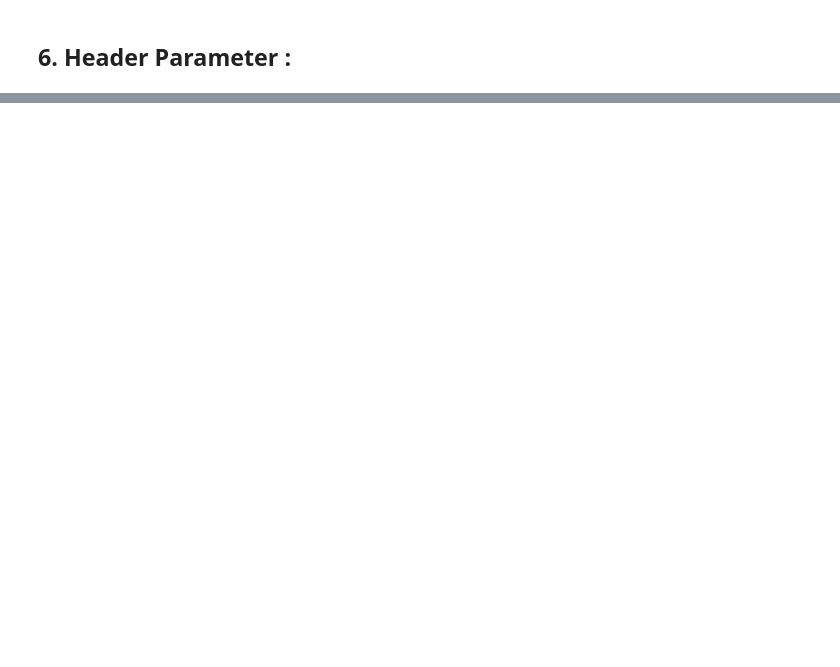
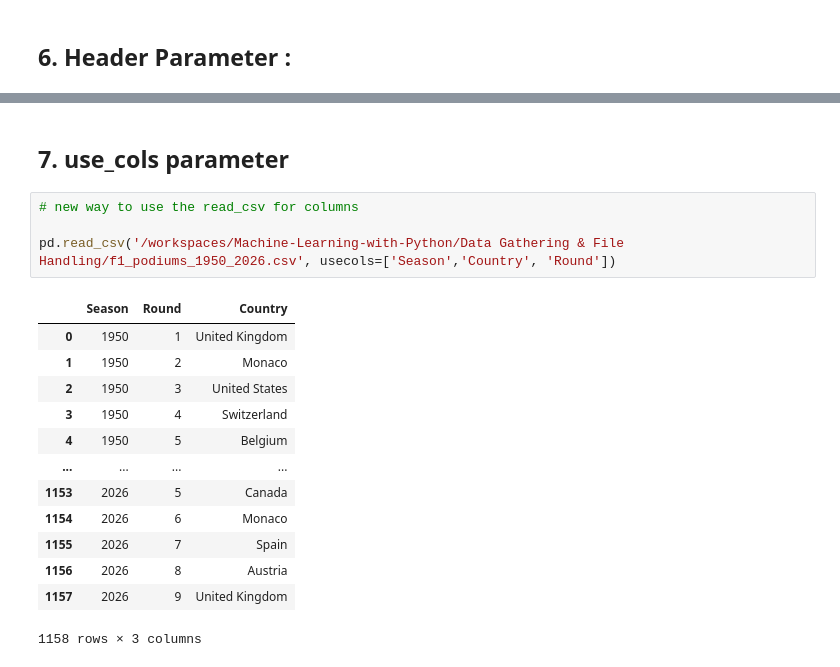
Before and after one commit to aayushmanz/Machine-Learning-with-Python, a Jupyter notebook: Data Gathering & File Handling/Read CSV File For ML.ipynb, the cells around one changed output, grey strips where cells are left out. Drawn from its saved outputs; the diff is of its cells as text; blank space fills up the shorter version.

Commit message:
Refactor execution counts and update column names in Read CSV File For ML notebook; add new examples for use_cols and squeeze parameters

```diff
--- a/Data Gathering & File Handling/Read CSV File For ML.ipynb
+++ b/Data Gathering & File Handling/Read CSV File For ML.ipynb
@@ -154,0 +155,20 @@ pd.read_csv('/workspaces/Machine-Learning-with-Python/Data Gathering & File Hand
+# %% [markdown]
+## 7. use_cols parameter
+# %%
+# new way to use the read_csv for columns
+
+pd.read_csv('/workspaces/Machine-Learning-with-Python/Data Gathering & File Handling/f1_podiums_1950_2026.csv', usecols=['Season','Country', 'Round'])
+# %% [output]
+|  | Season | Round | Country |
+| 0 | 1950 | 1 | United Kingdom |
+| 1 | 1950 | 2 | Monaco |
+| 2 | 1950 | 3 | United States |
+| 3 | 1950 | 4 | Switzerland |
+| 4 | 1950 | 5 | Belgium |
+| ... | ... | ... | ... |
+| 1153 | 2026 | 5 | Canada |
+| 1154 | 2026 | 6 | Monaco |
+| 1155 | 2026 | 7 | Spain |
+| 1156 | 2026 | 8 | Austria |
+| 1157 | 2026 | 9 | United Kingdom |
+1158 rows × 3 columns
```
Also changed, not shown: parts of 6 cells of this notebook.
